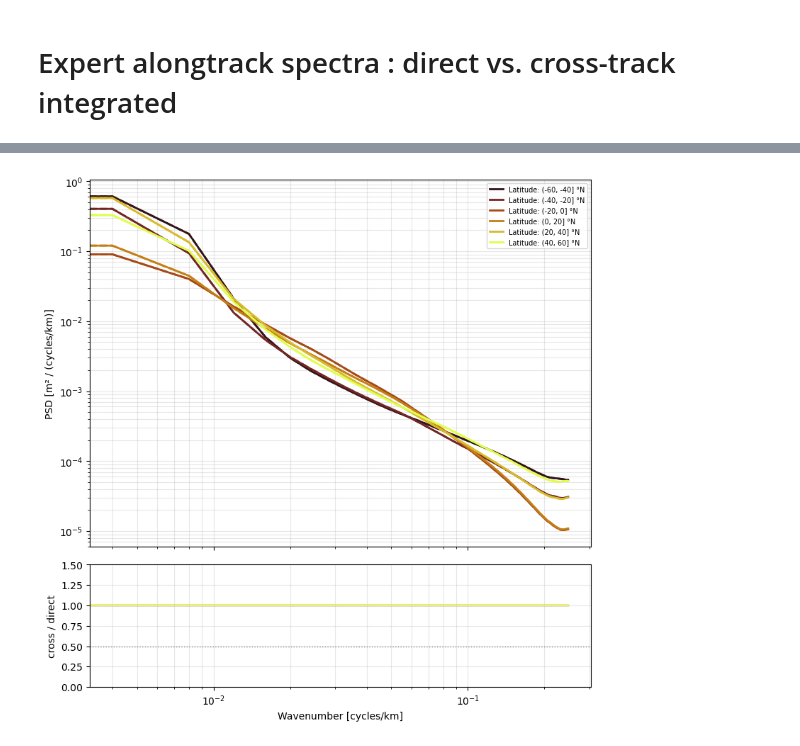
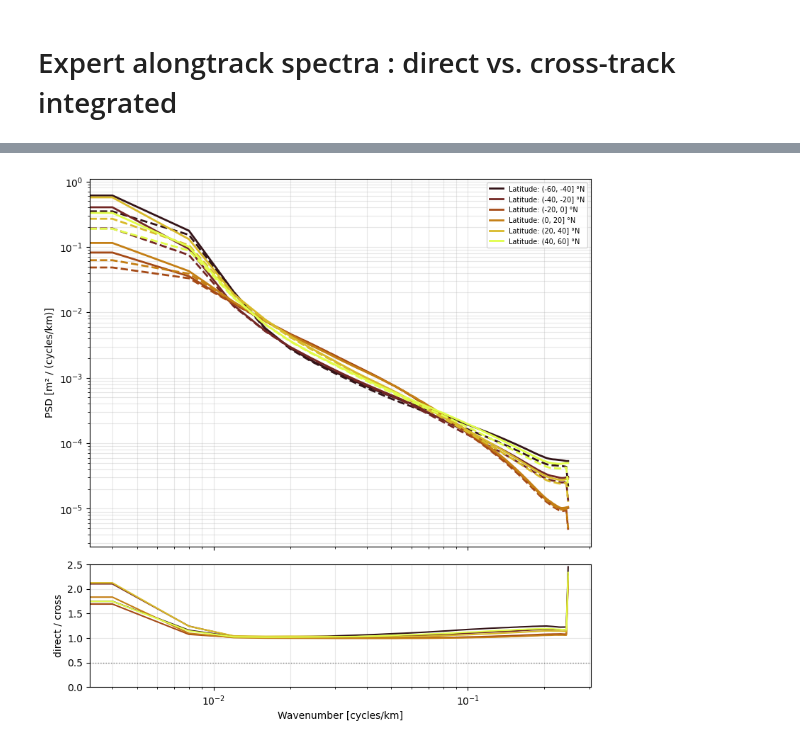
Before and after one commit to zcasparco/SWOT_UHH, a Jupyter notebook: Wavenumber spectra/2D_expert_spectra.ipynb, the cells around one changed output, grey strips where cells are left out. Drawn from its saved outputs; the diff is of its cells as text; code cells hidden in the pictures.

```diff
--- a/Wavenumber spectra/2D_expert_spectra.ipynb
+++ b/Wavenumber spectra/2D_expert_spectra.ipynb
@@ -7,8 +7,8 @@ import matplotlib.pyplot as plt
 # %%
 DATA_DIR = "/Volumes/PortableSSD/diags_2024/"
 SEGMENT_LENGTH_KM = 250.0
-ds_segments2D = xr.open_dataset(DATA_DIR+f'swot_segments2D_{int(SEGMENT_LENGTH_KM)}km_demean.nc')
-ds_segments = xr.open_dataset(DATA_DIR+f'swot_segments_{int(SEGMENT_LENGTH_KM)}km_demean.nc')
+#ds_segments2D = xr.open_dataset(DATA_DIR+f'swot_segments2D_{int(SEGMENT_LENGTH_KM)}km_demean.nc')
+ds_segments = xr.open_dataset(DATA_DIR+f'swot_segments2D_{int(SEGMENT_LENGTH_KM)}km_demean.nc')
 # %%
 fig, axs = plt.subplots(2, 1, figsize=(8, 8), sharex=True,
                          gridspec_kw=dict(height_ratios=[3, 1]))
@@ -18,7 +18,7 @@ colors = {'left': 'C0', 'right': 'C3'}
 for swath, c in colors.items():
     k = ds_segments2D['wavenumber'].values
     psd_stack = ds_segments['psd'].where(ds_segments.swath==swath,drop=True).values
-    psd2D_stack = ds_segments2D['psd'].where(ds_segments2D.swath==swath,drop=True).values
+    psd2D_stack = ds_segments['psd2D'].where(ds_segments.swath==swath,drop=True).values
 
     psd_median = np.nanmean(psd_stack, axis=0)
     psd_lo, psd_hi = np.nanpercentile(psd_stack, [5, 95], axis=0)
@@ -27,9 +27,9 @@ for swath, c in colors.items():
 
     ax = axs[0]
     ax.fill_between(k, psd_lo, psd_hi, color=c, alpha=0.15, lw=0)
-    ax.loglog(k, psd_median, c=c, lw=2, label=f'Expert - 1D direct')
+    ax.loglog(k, psd_median, c=c, lw=2, label=f'Expert - 1D direct ({swath})')
     ax.fill_between(k, psd2D_lo, psd2D_hi, color=c, alpha=0.15, lw=0)
-    ax.loglog(k, psd2D_median, c=c, lw=2, label=f'Expert - 2D cross integrated')
+    ax.loglog(k, psd2D_median, c=c, lw=2, ls='--', label=f'Expert - 2D cross integrated ({swath})')
 
     axs[1].semilogx(k, psd_median / psd2D_median, c=c, lw=1.5, label=swath)
 
@@ -43,7 +43,7 @@ ax.axhline(0.5, c='0.5', ls=':', lw=1)
 ax.set_xlabel('Wavenumber [cycles/km]')
 ax.grid(True, which='both', alpha=0.3)
 ax.legend(fontsize=8)
-ax.set_ylim(0.,1.5)
+ax.set_ylim(0.,None)
 
 fig.tight_layout()
 # %% [output]
@@ -52,5 +52,5 @@ fig.tight_layout()
 lat_bin_edges = np.arange(-60,80,20)
 
 binned = ds_segments[['lat_mean','psd']].groupby_bins('lat_mean',bins=lat_bin_edges).mean()
-binned2D = ds_segments2D[['lat_mean','psd']].groupby_bins('lat_mean',bins=lat_bin_edges).mean()
+binned2D = ds_segments[['lat_mean','psd2D']].groupby_bins('lat_mean',bins=lat_bin_edges).mean()
 k = ds_segments['wavenumber'].values
@@ -60,25 +57,28 @@ cmap = cmocean.cm.solar(np.linspace(0,1,binned.lat_mean_bins.size))
 # %%
+import cmocean
+cmap = cmocean.cm.solar(np.linspace(0,1,binned.lat_mean_bins.size))
+
 fig, axs = plt.subplots(2, 1, figsize=(8, 8), sharex=True,
                          gridspec_kw=dict(height_ratios=[3, 1]))
 
 for i,l in enumerate(binned.lat_mean_bins):
     ax = axs[0]
     ax.loglog(k, binned.sel(lat_mean_bins=l).psd, c=cmap[i], lw=2, label= f'Latitude: {l.values} °N')
-    ax.loglog(k, binned2D.sel(lat_mean_bins=l).psd, c=cmap[i], lw=2, ls = '--')
+    ax.loglog(k, binned2D.sel(lat_mean_bins=l).psd2D, c=cmap[i], lw=2, ls = '--')
 
-    axs[1].semilogx(k, binned2D.sel(lat_mean_bins=l).psd / binned.sel(lat_mean_bins=l).psd, c=cmap[i], lw=1.5)
+    axs[1].semilogx(k, binned.sel(lat_mean_bins=l).psd / binned2D.sel(lat_mean_bins=l).psd2D, c=cmap[i], lw=1.5)
 
 axs[0].set_ylabel('PSD [m² / (cycles/km)]')
 axs[0].grid(True, which='both', alpha=0.3)
 axs[0].legend(fontsize=7)
 #plt.colorbar(sc,ax=axs[0])
 ax=axs[1]
-ax.set_ylabel('cross / direct')
+ax.set_ylabel('direct / cross')
 ax.axhline(0.5, c='0.5', ls=':', lw=1)
 ax.set_xlabel('Wavenumber [cycles/km]')
 ax.grid(True, which='both', alpha=0.3)
-ax.set_ylim(0.,1.5)
+ax.set_ylim(0.,2.5)
 
 fig.tight_layout()
 # %% [output]
-[figure, old version]
+[figure, new version]
```
Also changed, not shown: parts of 2 cells of this notebook, 5 other files.
